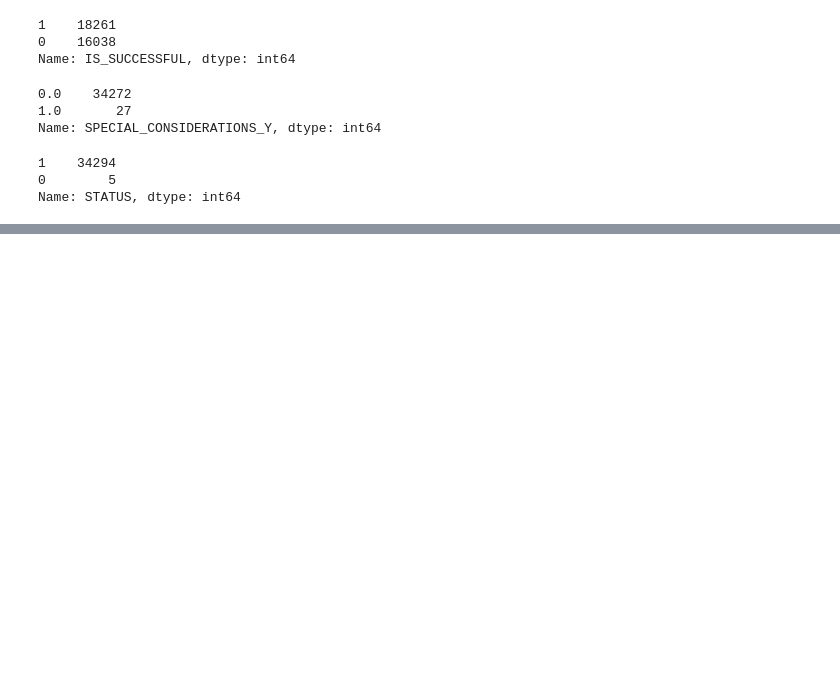
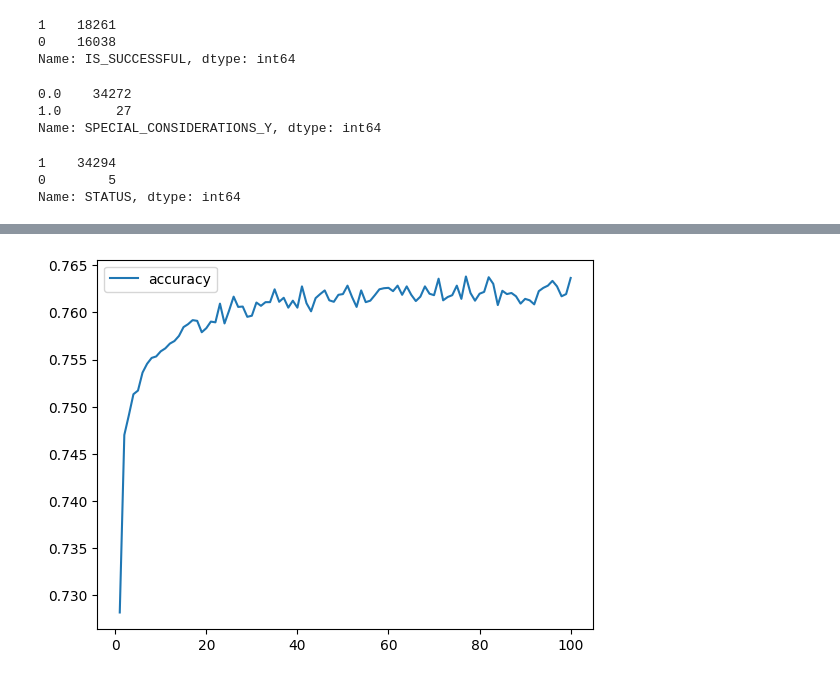
Before and after one commit to SandraBotica/deep-learning-challenge, a Jupyter notebook: AlphabetSoupCharity_Optimisation.ipynb, the cells around one changed output, grey strips where cells are left out. Saved outputs shown, nothing was run; the diff lists cells and outputs as text; code cells hidden in the pictures; blank space fills up the shorter version.

```diff
--- a/AlphabetSoupCharity_Optimisation.ipynb
+++ b/AlphabetSoupCharity_Optimisation.ipynb
@@ -150,0 +376,6 @@ Name: STATUS, dtype: int64
+# %%
+# Plot the accuracy
+funding_model_history_df.plot(y="accuracy")
+plt.show()
+# %% [output]
+[figure, added]
```
Also changed, not shown: parts of 27 cells of this notebook, 2 other files.
